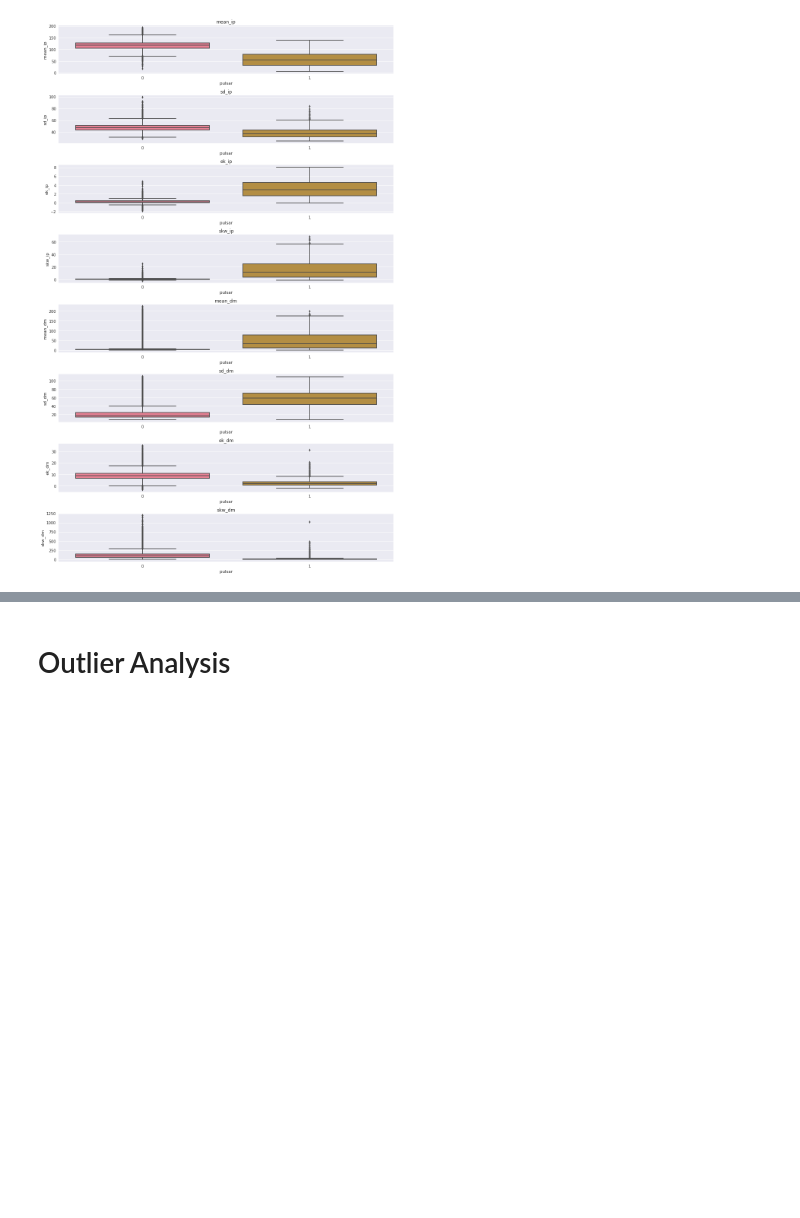
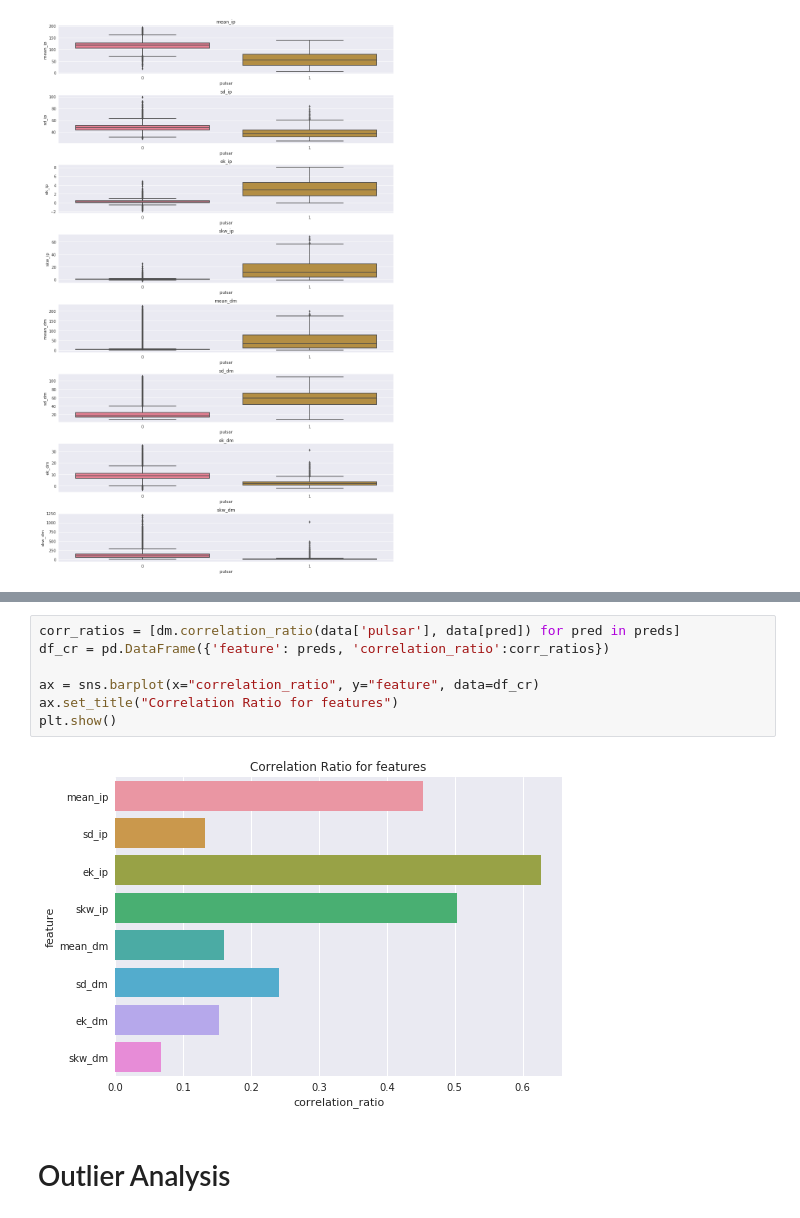
Before and after one commit to andres-zartab/pulsar_star, a Jupyter notebook: src/pulsar_notebook.ipynb, the cells around one changed output, grey strips where cells are left out. Drawn from its saved outputs; the diff is of its cells as text; blank space fills up the shorter version.

```diff
--- a/src/pulsar_notebook.ipynb
+++ b/src/pulsar_notebook.ipynb
@@ -165,3 +202,12 @@ plt.show()
+# %%
+corr_ratios = [dm.correlation_ratio(data['pulsar'], data[pred]) for pred in preds]
+df_cr = pd.DataFrame({'feature': preds, 'correlation_ratio':corr_ratios})
+
+ax = sns.barplot(x="correlation_ratio", y="feature", data=df_cr)
+ax.set_title("Correlation Ratio for features")
+plt.show()
+# %% [output]
+[figure, added]
 # %% [markdown]
 # Outlier Analysis
 # %% [markdown]
```
Also changed, not shown: parts of 51 cells of this notebook.
